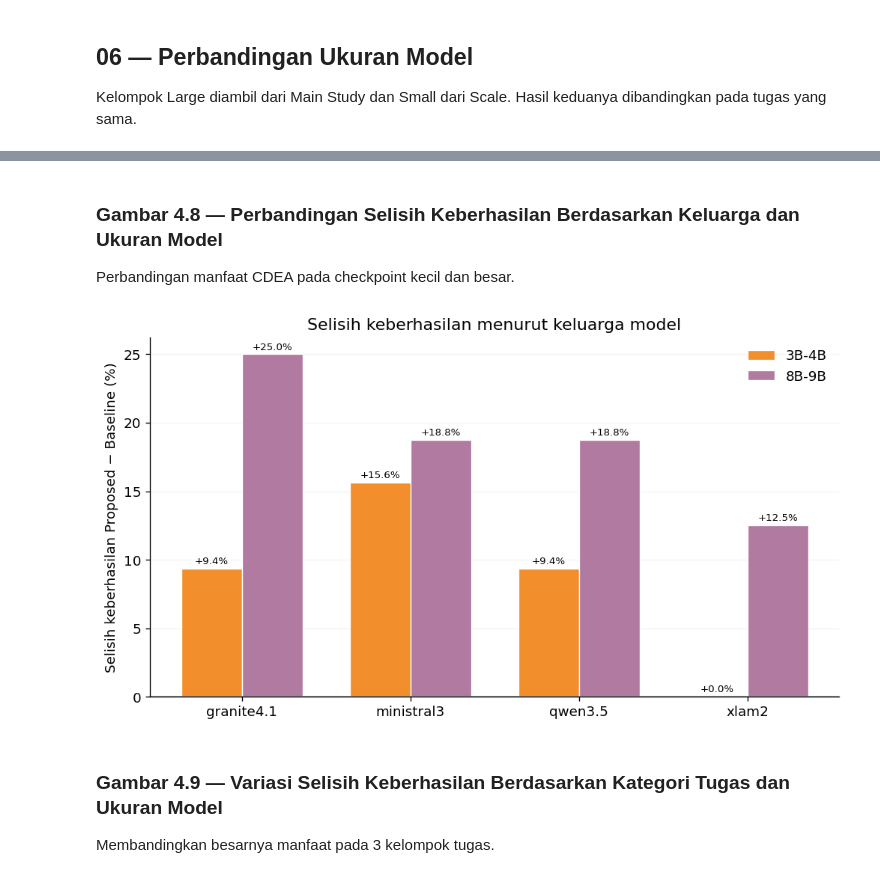
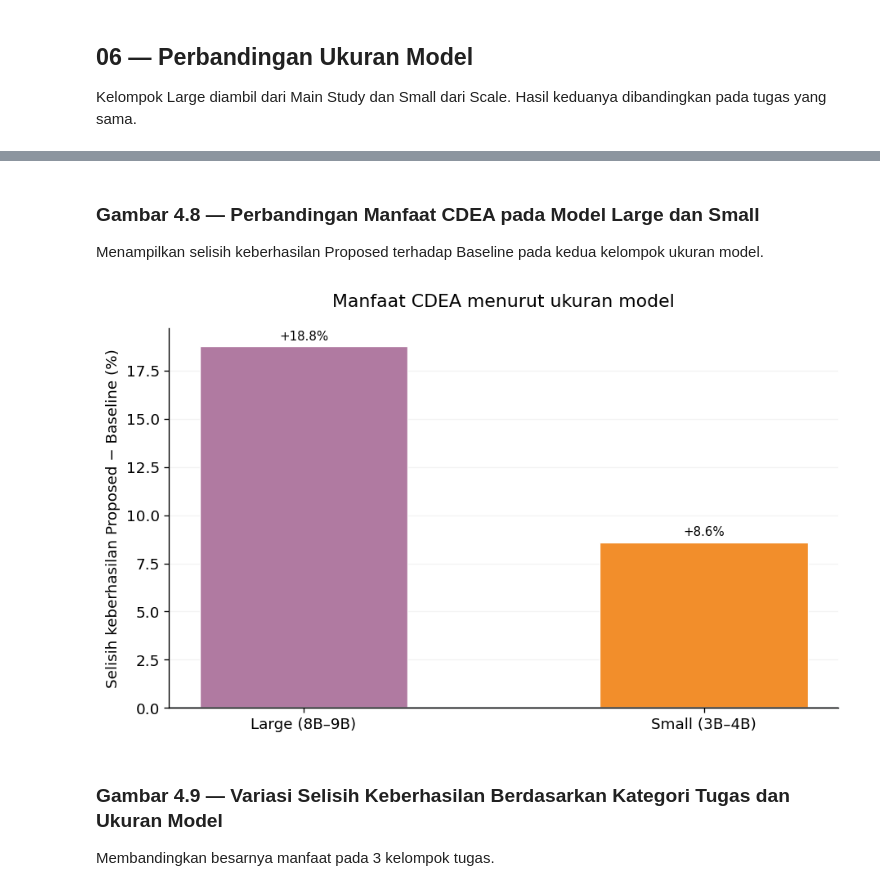
Before and after one commit to WincentCP/cua-constraint-agent, a Jupyter notebook: notebooks/main_analysis.ipynb, the cells around one changed output, grey strips where cells are left out. Cells and saved outputs as stored; diff of their text form; code cells hidden in the pictures.

Commit message:
docs: sync Bab IV notebook and per-model Table 4.6

```diff
--- a/notebooks/main_analysis.ipynb
+++ b/notebooks/main_analysis.ipynb
@@ -894,11 +859,11 @@ nama_model={'qwen3.5-4b':'Qwen3.5-4B','ministral3-3b':'Ministral3-3B',
             'granite4.1-3b':'Granite4.1-3B','xlam2-3b':'xLAM2-3B'}
 baris_45=[]
 for key in ('qwen3.5-4b','ministral3-3b','granite4.1-3b','xlam2-3b'):
-    r=scale_checkpoints.loc[scale_checkpoints.model_label.eq(key)].iloc[0]
-    baris_45.append({'Checkpoint':nama_model[key], 'Baseline (%)':r.baseline_pct,
+    r=scale_models.loc[scale_models.model_label.eq(key)].iloc[0]
+    baris_45.append({'Model':nama_model[key], 'Baseline (%)':r.baseline_pct,
                      'Proposed (%)':r.cdea_pct, 'Selisih absolut (%)':r.selisih_abs_persen})
 r=scale_overview.loc[scale_overview.group.eq('Size: small')].iloc[0]
-baris_45.append({'Checkpoint':'Keseluruhan','Baseline (%)':r.baseline_pct,
+baris_45.append({'Model':'Keseluruhan','Baseline (%)':r.baseline_pct,
                  'Proposed (%)':r.cdea_pct,'Selisih absolut (%)':r.selisih_abs_persen})
 tabel_45=pd.DataFrame(baris_45)
 simpan_tabel_utama('Tabel_4_5',tabel_45)
@@ -922,7 +886,7 @@ Menampilkan persentase keberhasilan pada seluruh checkpoint.
 # %%
 if scale is not None:
-    s=scale_checkpoints.sort_values(['family','size']).copy()
+    s=scale_models.sort_values(['size','model_label']).copy()
     fig=grouped_bars(s,'model_label',[('baseline_pct','Baseline'),('cdea_pct','Proposed')],
-                     'Keberhasilan 8 checkpoint',rotation=30,ylim=(0,104))
+                     'Keberhasilan 8 model',rotation=30,ylim=(0,104))
     save_chart('Gambar_4_7',fig)
 # %% [output]
@@ -958,26 +960,26 @@ tampil_tabel(tabel_46,kolom_selisih=['Large (%)','Small (%)','Small − Large (%
 # %% [markdown]
-### Gambar 4.8 — Perbandingan Selisih Keberhasilan Berdasarkan Keluarga dan Ukuran Model
+### Gambar 4.8 — Perbandingan Manfaat CDEA pada Model Large dan Small
 
-Perbandingan manfaat CDEA pada checkpoint kecil dan besar.
+Menampilkan selisih keberhasilan Proposed terhadap Baseline pada kedua kelompok ukuran model.
 # %%
 if scale is not None:
-    wide=scale_family.pivot(index='family',columns='size',values='selisih_abs_persen').sort_index()
-    fig,ax=plt.subplots(figsize=(8.5,4.8))
-    x=np.arange(len(wide));w=.36
-    for i,(size,label) in enumerate([('small','3B-4B'),('large','8B-9B')]):
-        bars=ax.bar(x+(i-.5)*w,wide[size],w,label=label,
-                    color=[WARNA_SMALL, WARNA_LARGE][i], edgecolor='white', linewidth=.8)
-        ax.bar_label(bars,fmt='%+.1f%%',fontsize=8,padding=2)
-    ax.set_xticks(x,list(wide.index))
+    rows=[]
+    for ukuran,label in [('large','Large (8B–9B)'),('small','Small (3B–4B)')]:
+        r=scale_overview.loc[scale_overview.group.eq('Size: '+ukuran)].iloc[0]
+        rows.append({'Ukuran model':label,'Selisih absolut (%)':r.selisih_abs_persen})
+    d=pd.DataFrame(rows)
+    fig,ax=plt.subplots(figsize=(7.8,4.8))
+    bars=ax.bar(d['Ukuran model'],d['Selisih absolut (%)'],width=.52,
+                color=[WARNA_LARGE,WARNA_SMALL],edgecolor='white',linewidth=.8)
+    ax.bar_label(bars,fmt='%+.1f%%',fontsize=9,padding=3)
     ax.set_ylabel('Selisih keberhasilan Proposed − Baseline (%)')
-    ax.set_title('Selisih keberhasilan menurut keluarga model')
-    ax.axhline(0, color='#9AA0A6', lw=.9);ax.legend(frameon=False)
+    ax.set_title('Manfaat CDEA menurut ukuran model',pad=16)
+    ax.axhline(0,color='#9AA0A6',lw=.9)
     ax.grid(axis='y',alpha=.15);ax.set_axisbelow(True)
-
     fig.tight_layout()
     save_chart('Gambar_4_8',fig)
 # %% [output]
-[figure, old version]
+[figure, new version]
 # %% [markdown]
 ### Gambar 4.9 — Variasi Selisih Keberhasilan Berdasarkan Kategori Tugas dan Ukuran Model
 
```
Also changed, not shown: parts of 15 cells of this notebook.
